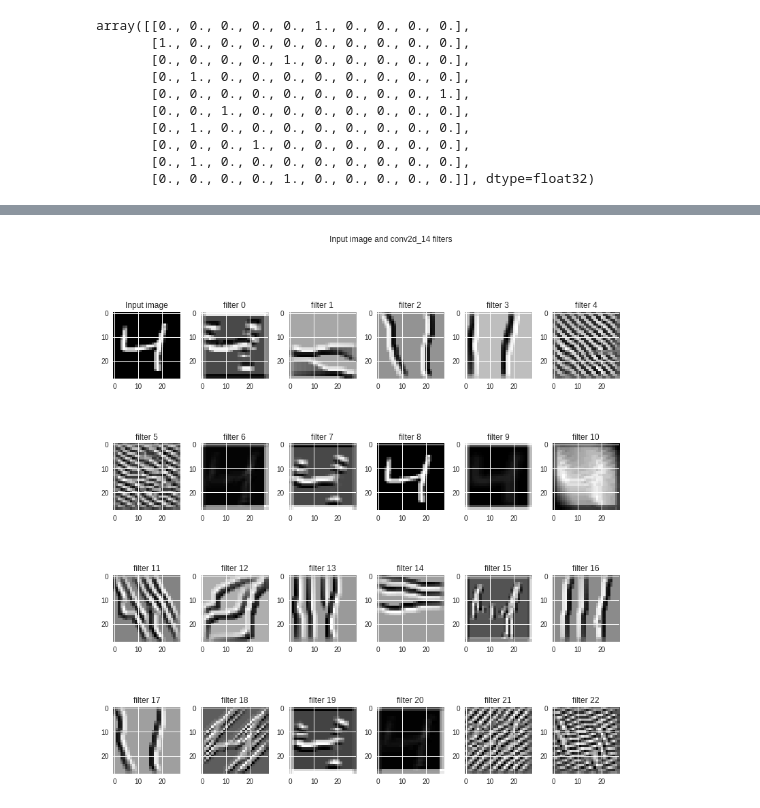
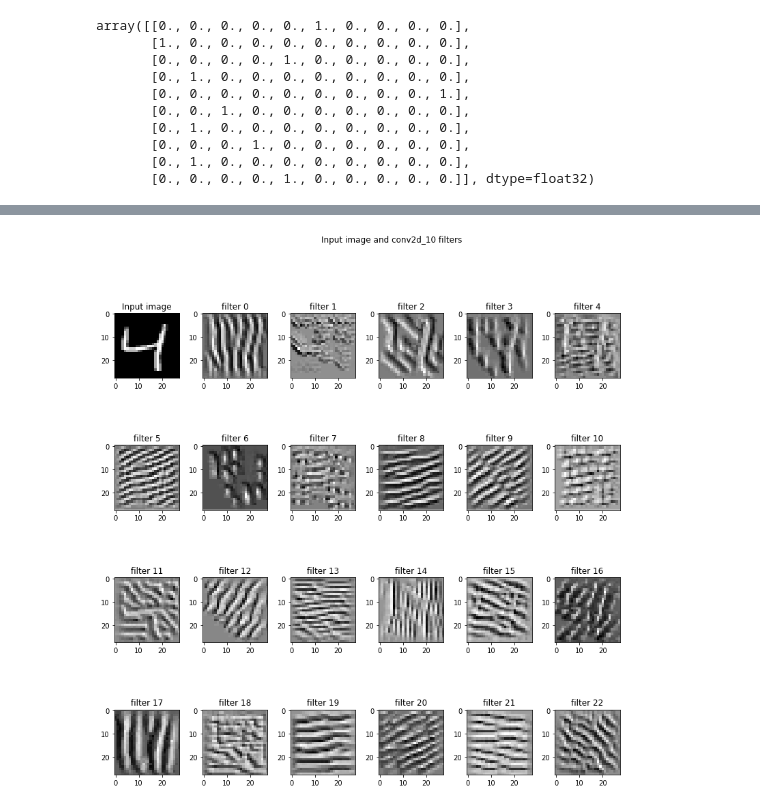
Before and after one commit to sarvan0506/AI, a Jupyter notebook: Project 3/1st_DNN.ipynb, the cells around one changed output, grey strips where cells are left out. Drawn from its saved outputs; the diff is of its cells as text; code cells hidden in the pictures.

```diff
--- a/Project 3/1st_DNN.ipynb
+++ b/Project 3/1st_DNN.ipynb
@@ -206,7 +202,7 @@ def deprocess_image(x):
     return x
 
 def vis_img_in_filter(img = np.array(X_train[2]).reshape((1, 28, 28, 1)).astype(np.float64),
-                      layer_name = 'conv2d_14'):
+                      layer_name = 'conv2d_10'):
     layer_output = layer_dict[layer_name].output
     img_ascs = list()
     for filter_index in range(layer_output.shape[3]):
@@ -229,31 +225,31 @@ def vis_img_in_filter(img = np.array(X_train[2]).reshape((1, 28, 28, 1)).astype(
         img_asc = np.array(img)
         # run gradient ascent for 20 steps
         for i in range(20):
             loss_value, grads_value = iterate([img_asc])
             img_asc += grads_value * step
 
         img_asc = img_asc[0]
         img_ascs.append(deprocess_image(img_asc).reshape((28, 28)))
 
     if layer_output.shape[3] >= 35:
         plot_x, plot_y = 6, 6
     elif layer_output.shape[3] >= 23:
         plot_x, plot_y = 4, 6
     elif layer_output.shape[3] >= 11:
         plot_x, plot_y = 2, 6
     else:
         plot_x, plot_y = 1, 2
     fig, ax = plt.subplots(plot_x, plot_y, figsize = (12, 12))
     ax[0, 0].imshow(img.reshape((28, 28)), cmap = 'gray')
     ax[0, 0].set_title('Input image')
     fig.suptitle('Input image and %s filters' % (layer_name,))
     fig.tight_layout(pad = 0.3, rect = [0, 0, 0.9, 0.9])
     for (x, y) in [(i, j) for i in range(plot_x) for j in range(plot_y)]:
         if x == 0 and y == 0:
             continue
         ax[x, y].imshow(img_ascs[x * plot_y + y - 1], cmap = 'gray')
         ax[x, y].set_title('filter %d' % (x * plot_y + y - 1))
 
 vis_img_in_filter()
 # %% [output]
-[figure, old version]
+[figure, new version]
```
Also changed, not shown: parts of 6 cells of this notebook.
